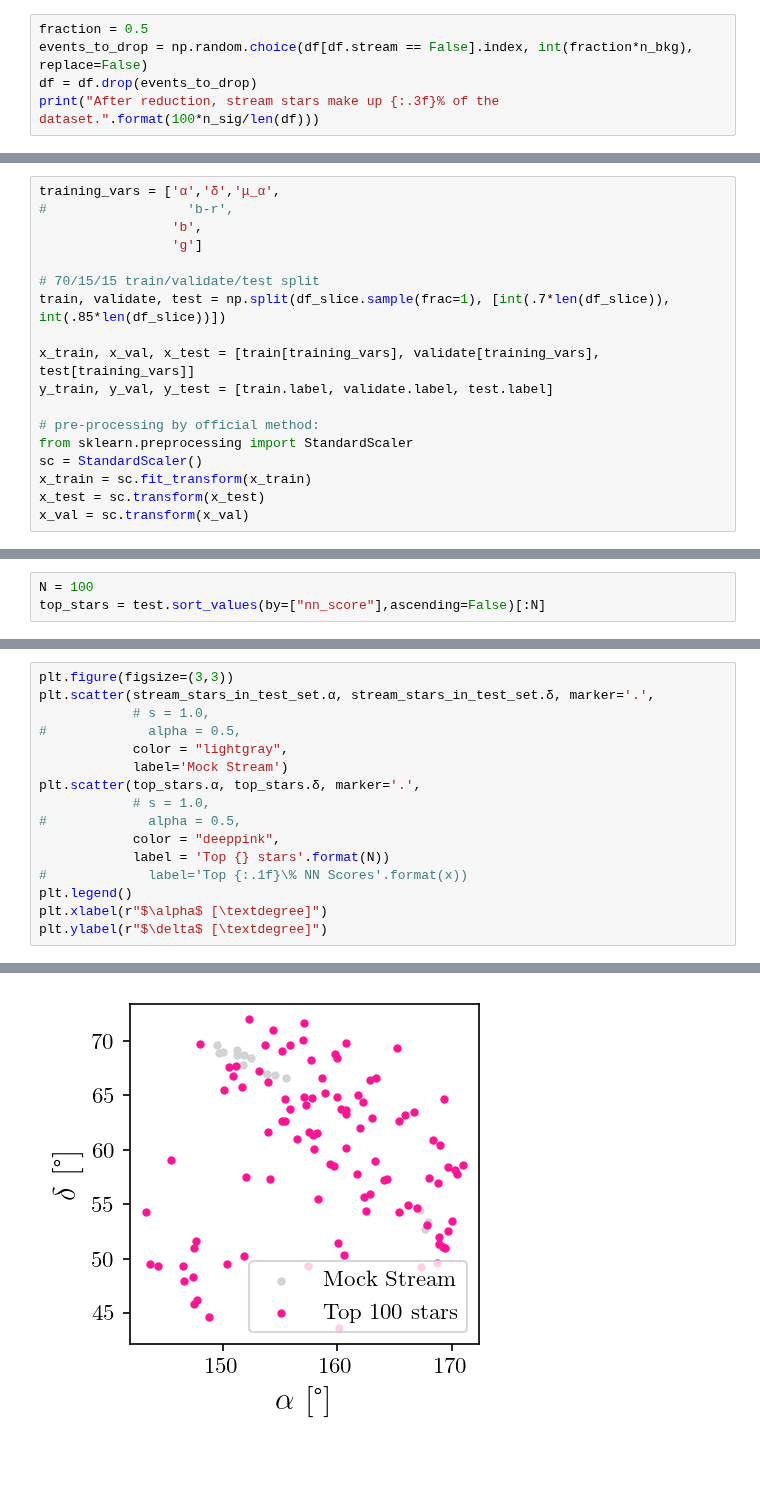
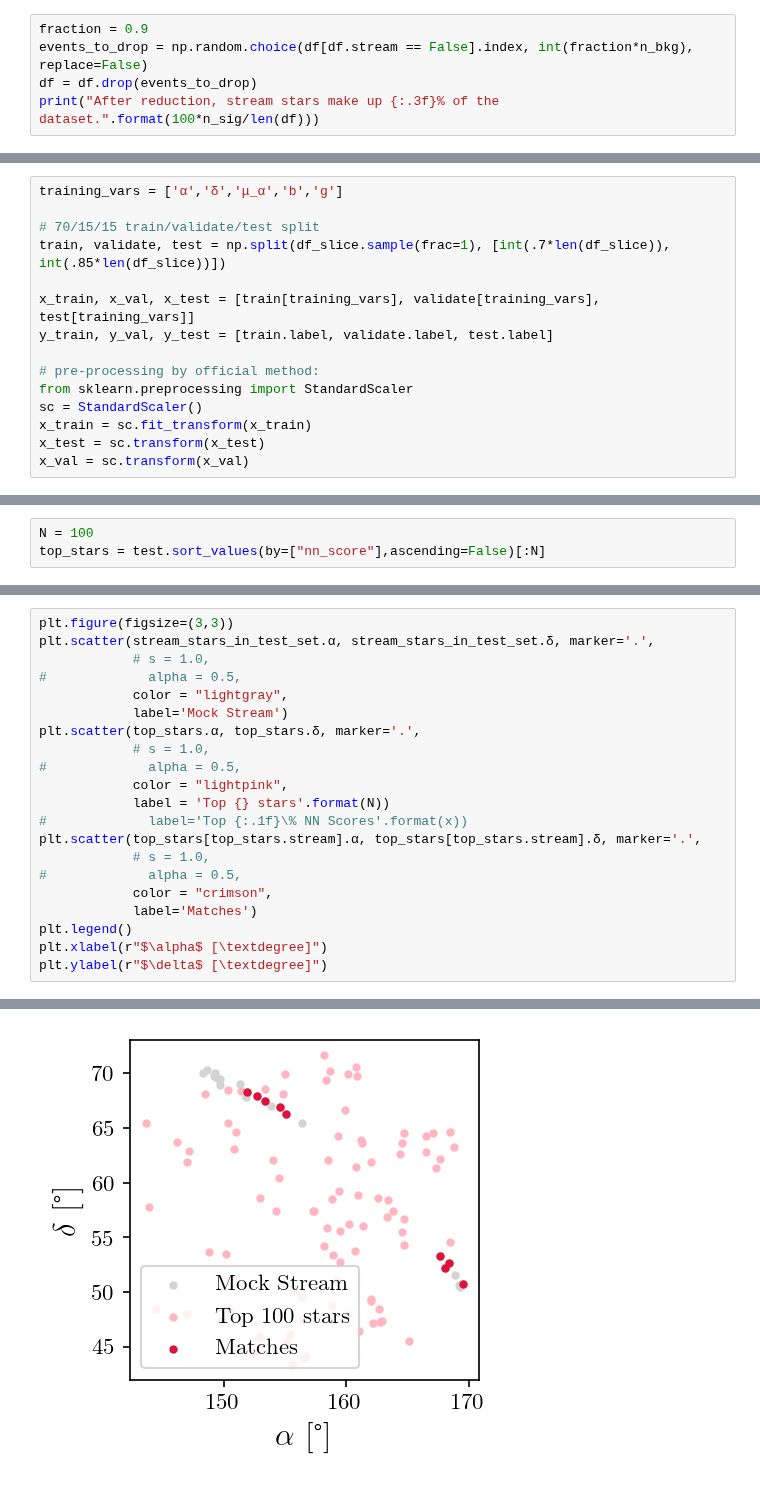
Before and after one commit to hep-lbdl/GaiaCWoLa, a Jupyter notebook: Finding_Mock_Stream.ipynb, the cells around one changed output, grey strips where cells are left out. Saved outputs shown, nothing was run; the diff lists cells and outputs as text.

```diff
--- a/Finding_Mock_Stream.ipynb
+++ b/Finding_Mock_Stream.ipynb
@@ -63,7 +65,7 @@ print("Before reduction, stream stars make up {:.3f}% of the dataset.".format(10
 # %% [output]
 Before reduction, stream stars make up 0.032% of the dataset.
 # %%
-fraction = 0.5
+fraction = 0.9
 events_to_drop = np.random.choice(df[df.stream == False].index, int(fraction*n_bkg), replace=False)
 df = df.drop(events_to_drop)
 print("After reduction, stream stars make up {:.3f}% of the dataset.".format(100*n_sig/len(df)))
@@ -145,10 +147,7 @@ See the caveats in the documentation: https://pandas.pydata.org/pandas-docs/stab
 # %% [markdown]
 ### Prepare datasets for training
 # %%
-training_vars = ['α','δ','μ_α',
-#                  'b-r',
-                 'b',
-                 'g']
+training_vars = ['α','δ','μ_α','b','g']
 
 # 70/15/15 train/validate/test split
 train, validate, test = np.split(df_slice.sample(frac=1), [int(.7*len(df_slice)), int(.85*len(df_slice))])
@@ -287,20 +306,25 @@ The NN identified 20.0% of stream stars in the test set.
 # %%
 plt.figure(figsize=(3,3))
 plt.scatter(stream_stars_in_test_set.α, stream_stars_in_test_set.δ, marker='.',
             # s = 1.0,
 #             alpha = 0.5,
             color = "lightgray",
             label='Mock Stream')
 plt.scatter(top_stars.α, top_stars.δ, marker='.',
             # s = 1.0,
 #             alpha = 0.5,
-            color = "deeppink",
+            color = "lightpink",
             label = 'Top {} stars'.format(N))
 #             label='Top {:.1f}\% NN Scores'.format(x))
+plt.scatter(top_stars[top_stars.stream].α, top_stars[top_stars.stream].δ, marker='.',
+            # s = 1.0,
+#             alpha = 0.5,
+            color = "crimson",
+            label='Matches')
 plt.legend()
 plt.xlabel(r"$\alpha$ [\textdegree]")
 plt.ylabel(r"$\delta$ [\textdegree]")
 # %% [output]
 Text(0, 0.5, '$\\delta$ [\\textdegree]')
-[figure, old version]
+[figure, new version]
 # %%
```
Also changed, not shown: parts of 12 cells of this notebook.
